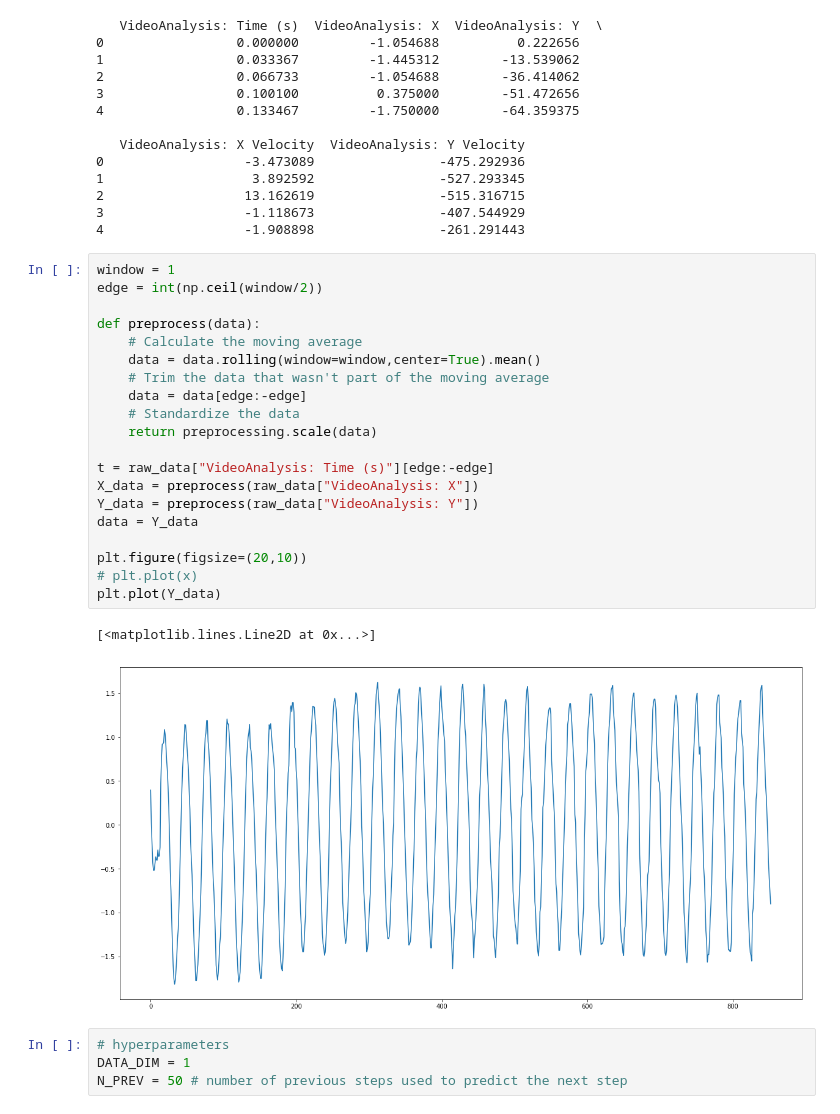
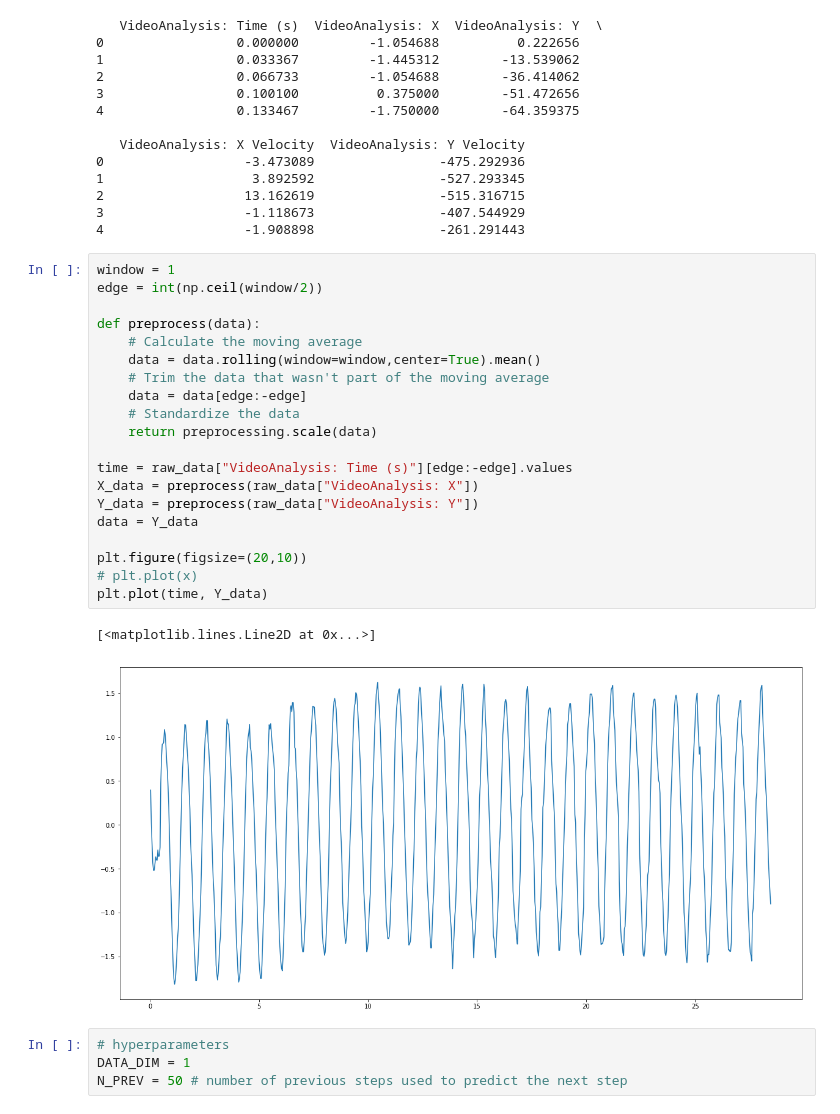
Before and after one commit to khoa-ho/deep-learning-physics, a Jupyter notebook: 5-13-2018 - Mass on spring.ipynb, the cells around one changed output. Saved outputs shown, nothing was run; the diff lists cells and outputs as text.

```diff
--- a/5-13-2018 - Mass on spring.ipynb
+++ b/5-13-2018 - Mass on spring.ipynb
@@ -41,26 +41,26 @@ print(raw_data.head(5))
 # %%
 window = 1
 edge = int(np.ceil(window/2))
 
 def preprocess(data):
     # Calculate the moving average
     data = data.rolling(window=window,center=True).mean()
     # Trim the data that wasn't part of the moving average
     data = data[edge:-edge]
     # Standardize the data
     return preprocessing.scale(data)
 
-t = raw_data["VideoAnalysis: Time (s)"][edge:-edge]
+time = raw_data["VideoAnalysis: Time (s)"][edge:-edge].values
 X_data = preprocess(raw_data["VideoAnalysis: X"])
 Y_data = preprocess(raw_data["VideoAnalysis: Y"])
 data = Y_data
 
 plt.figure(figsize=(20,10))
 # plt.plot(x)
-plt.plot(Y_data)
+plt.plot(time, Y_data)
 # %% [output]
 [<matplotlib.lines.Line2D at 0x...>]
-[figure, old version]
+[figure, new version]
 # %%
 # hyperparameters
 DATA_DIM = 1
```
Also changed, not shown: parts of 11 cells of this notebook, 10 other files.
